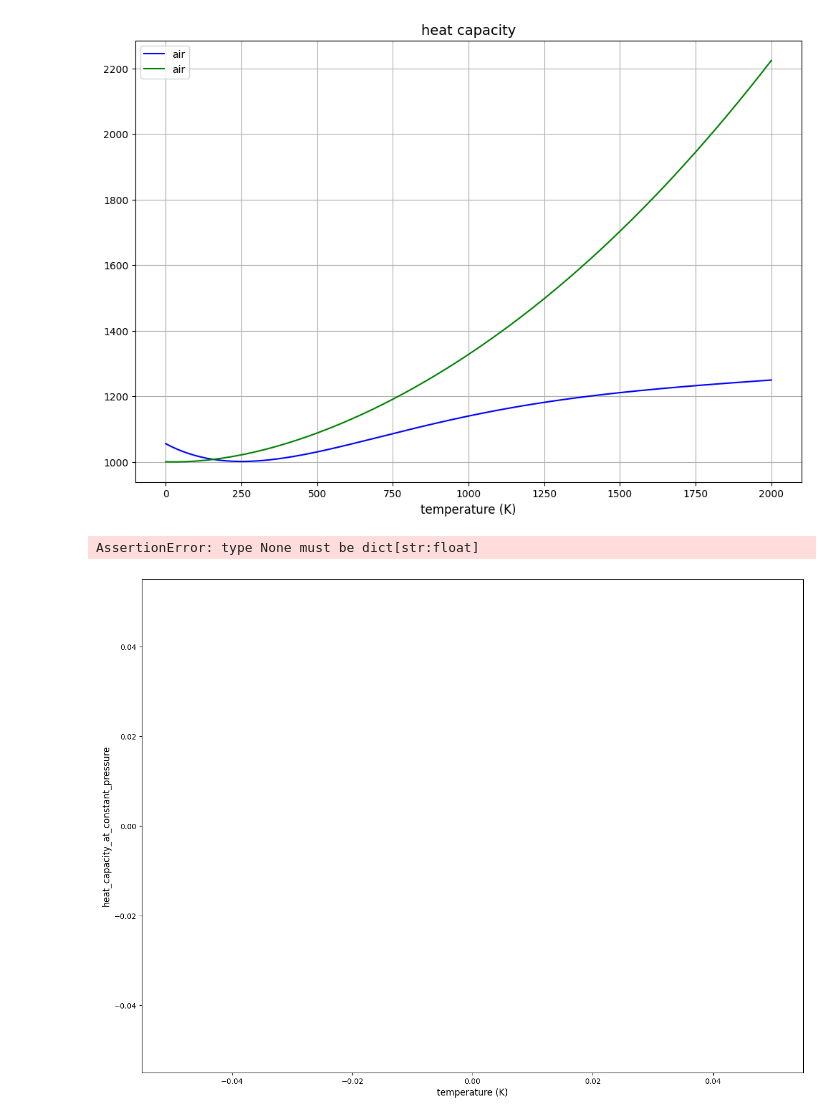
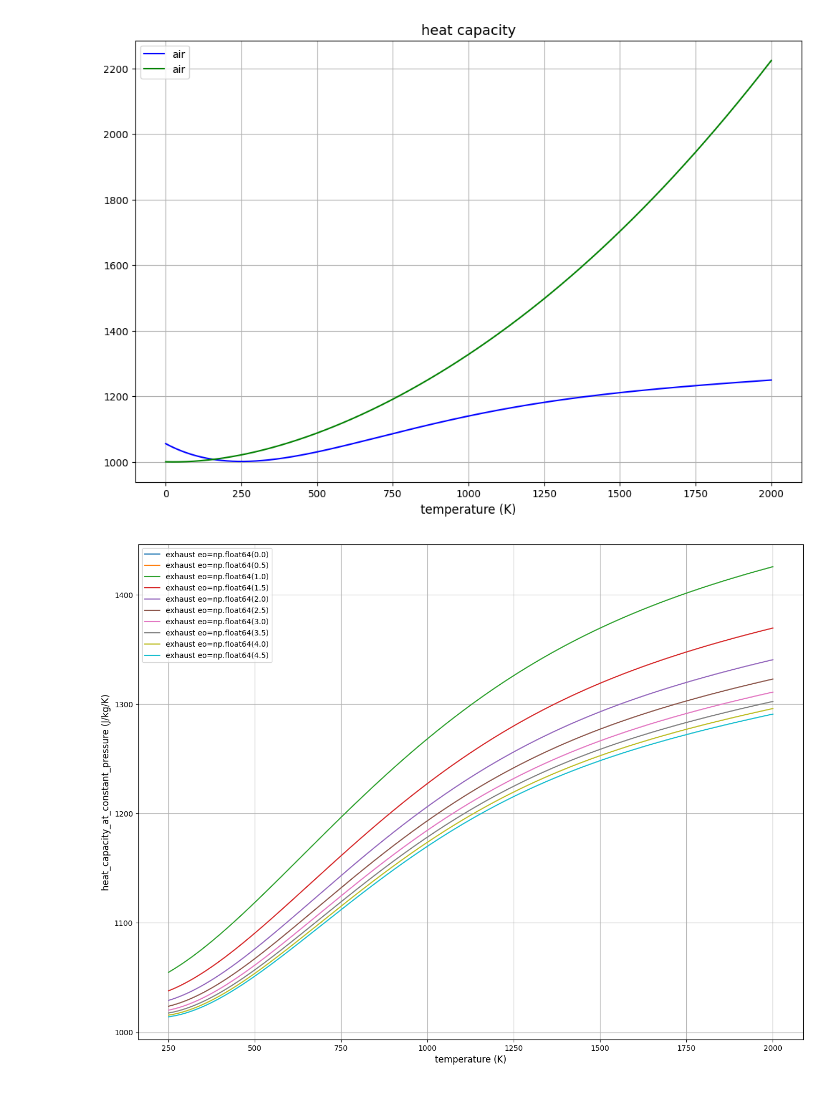
Before and after one commit to ParkhomenkoDV/thermodynamics, a Jupyter notebook: examples/thermodynamics.ipynb, the cells around one changed output. Cells and saved outputs as stored; diff of their text form; code cells hidden in the pictures.

```diff
--- a/examples/thermodynamics.ipynb
+++ b/examples/thermodynamics.ipynb
@@ -62,7 +62,7 @@ plt.show()
 # %% [output]
 [figure]
 # %%
-eo = np.linspace(0, 5, 500)
+eo = np.linspace(0, 3, 300)
 
 plt.figure(figsize=(12, 6))
 plt.xlabel("excess_oxidizing", fontsize=12)
@@ -94,24 +94,23 @@ plt.show()
 # %% [output]
 [figure]
 # %%
-def cpg(t, eo, s):
+def cpg(temperature, excess_oxidizing, stoichiometry):
     if eo < 1:
         return np.nan
-    return (heat_capacity_p_exhaust(t) + heat_capacity_p("AIR") * eo * s) / (1 + eo * s)
+    return (heat_capacity_p_exhaust(temperature) + heat_capacity_p("AIR", temperature) * excess_oxidizing * stoichiometry) / (1 + excess_oxidizing * stoichiometry)
 
 
-temperature = np.linspace(0, 2000, 2000)
+temperature = np.linspace(250, 2000, 2000)
 
 plt.figure(figsize=(16, 12))
 plt.xlabel("temperature (K)", fontsize=12)
-plt.ylabel("heat_capacity_at_constant_pressure", fontsize=12)
+plt.ylabel("heat_capacity_at_constant_pressure (J/kg/K)", fontsize=12)
 
-for eo in range(5):
-    plt.plot(temperature, [cpg(t, eo, stoichiometry("kerosene")) for t in temperature], color="red", ls="solid", label=f"exhaust {eo=}")
+for eo in np.arange(0, 5, 0.5):
+    plt.plot(temperature, [cpg(t, eo, stoichiometry("kerosene")) for t in temperature], ls="solid", label=f"exhaust {eo=}")
 
 plt.legend()
 plt.grid()
 plt.show()
 # %% [output]
-AssertionError: type None must be dict[str:float]
-[figure, old version]
+[figure, new version]
```
Also changed, not shown: parts of 2 cells of this notebook, 2 other files.
